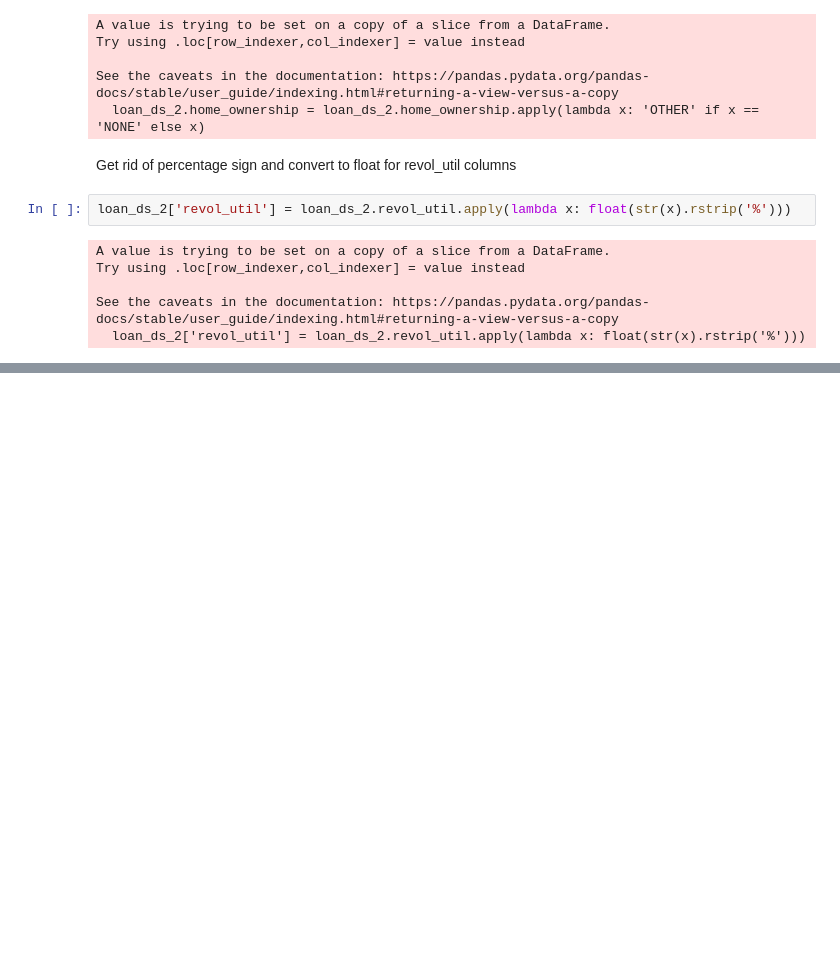
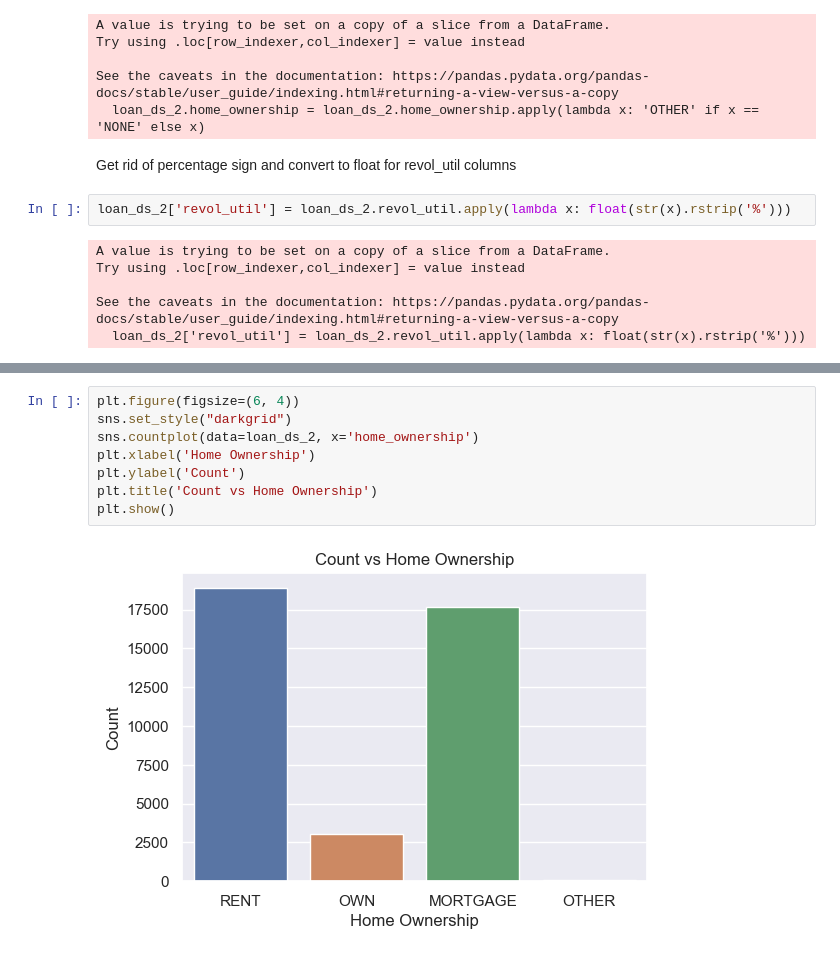
Before and after one commit to khatrisnk/LendingClubCaseStudy, a Jupyter notebook: Siddhartha_Khatri.ipynb, the cells around one changed output, grey strips where cells are left out. Drawn from its saved outputs; the diff is of its cells as text; blank space fills up the shorter version.

```diff
--- a/Siddhartha_Khatri.ipynb
+++ b/Siddhartha_Khatri.ipynb
@@ -166,0 +168,10 @@ loan_ds_2.head()
+# %%
+plt.figure(figsize=(6, 4))
+sns.set_style("darkgrid")
+sns.countplot(data=loan_ds_2, x='home_ownership')
+plt.xlabel('Home Ownership')
+plt.ylabel('Count')
+plt.title('Count vs Home Ownership')
+plt.show()
+# %% [output]
+[figure, added]
```
Also changed, not shown: parts of 13 cells of this notebook.
